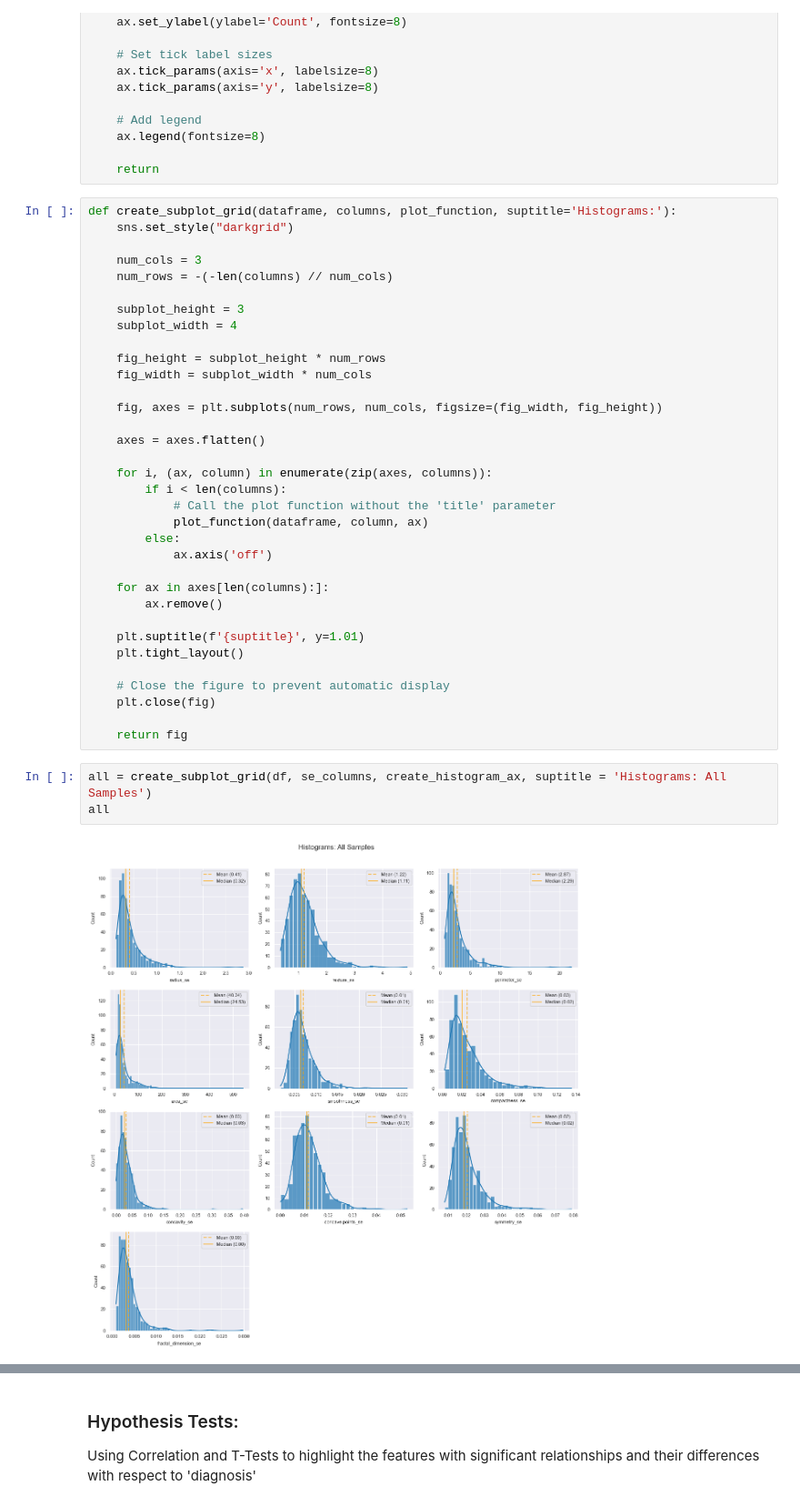
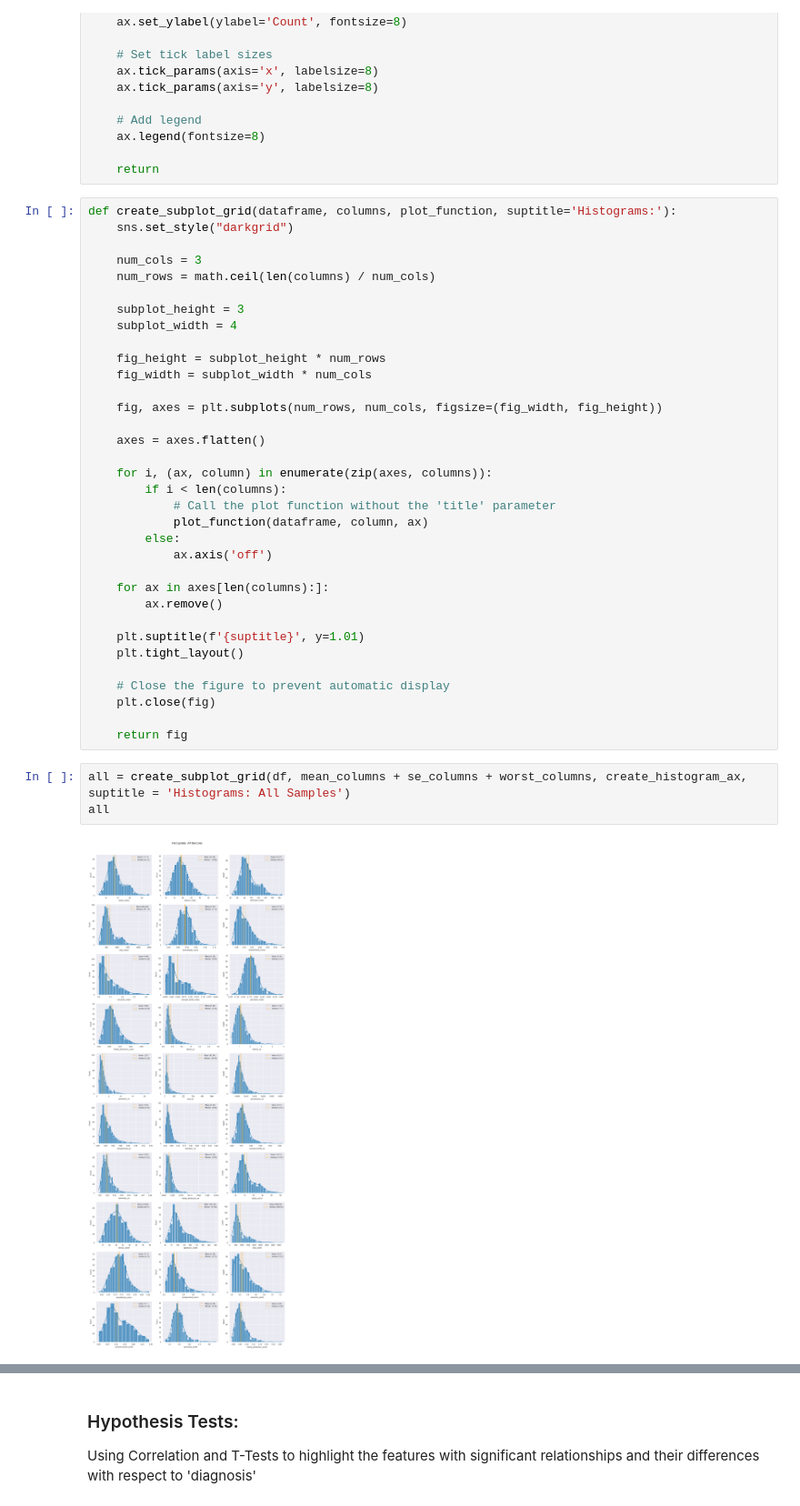
Before and after one commit to maryschindler/Wisconsin_Breast_Cancer_Predictions, a Jupyter notebook: Wisconsin_Breast_Analysis.ipynb, the cells around one changed output, grey strips where cells are left out. Shown at 91% size. Drawn from its saved outputs; the diff is of its cells as text.

```diff
--- a/Wisconsin_Breast_Analysis.ipynb
+++ b/Wisconsin_Breast_Analysis.ipynb
@@ -138,7 +139,7 @@ def create_subplot_grid(dataframe, columns, plot_function, suptitle='Histograms:
     sns.set_style("darkgrid")
 
     num_cols = 3
-    num_rows = -(-len(columns) // num_cols)
+    num_rows = math.ceil(len(columns) / num_cols)
 
     subplot_height = 3
     subplot_width = 4
@@ -168,8 +169,8 @@ def create_subplot_grid(dataframe, columns, plot_function, suptitle='Histograms:
 
     return fig
 # %%
-all = create_subplot_grid(df, se_columns, create_histogram_ax, suptitle = 'Histograms: All Samples')
+all = create_subplot_grid(df, mean_columns + se_columns + worst_columns, create_histogram_ax, suptitle = 'Histograms: All Samples')
 all
 # %% [output]
-[figure, old version]
+[figure, new version]
 # %%
```
Also changed, not shown: parts of 9 cells of this notebook, 2 other files.
